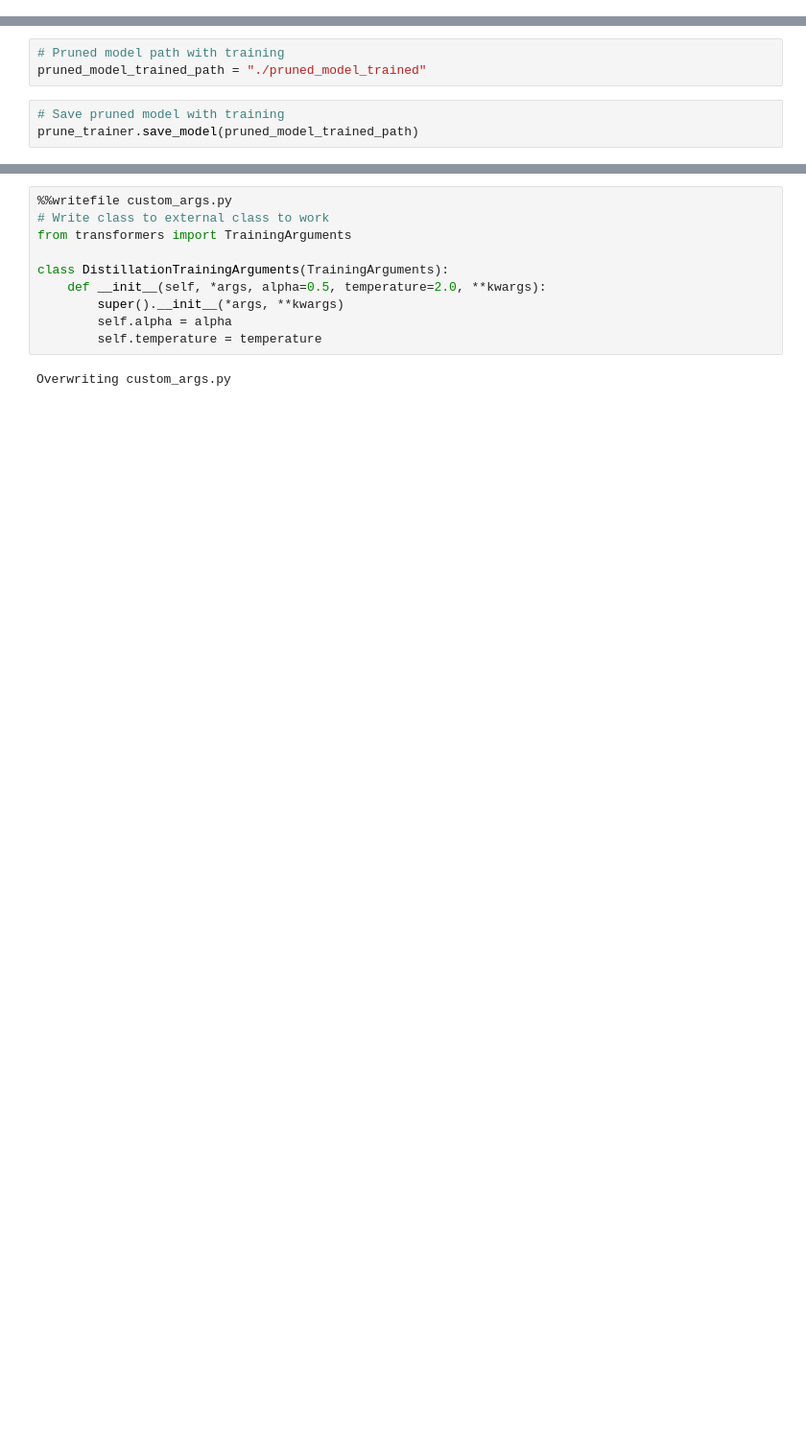
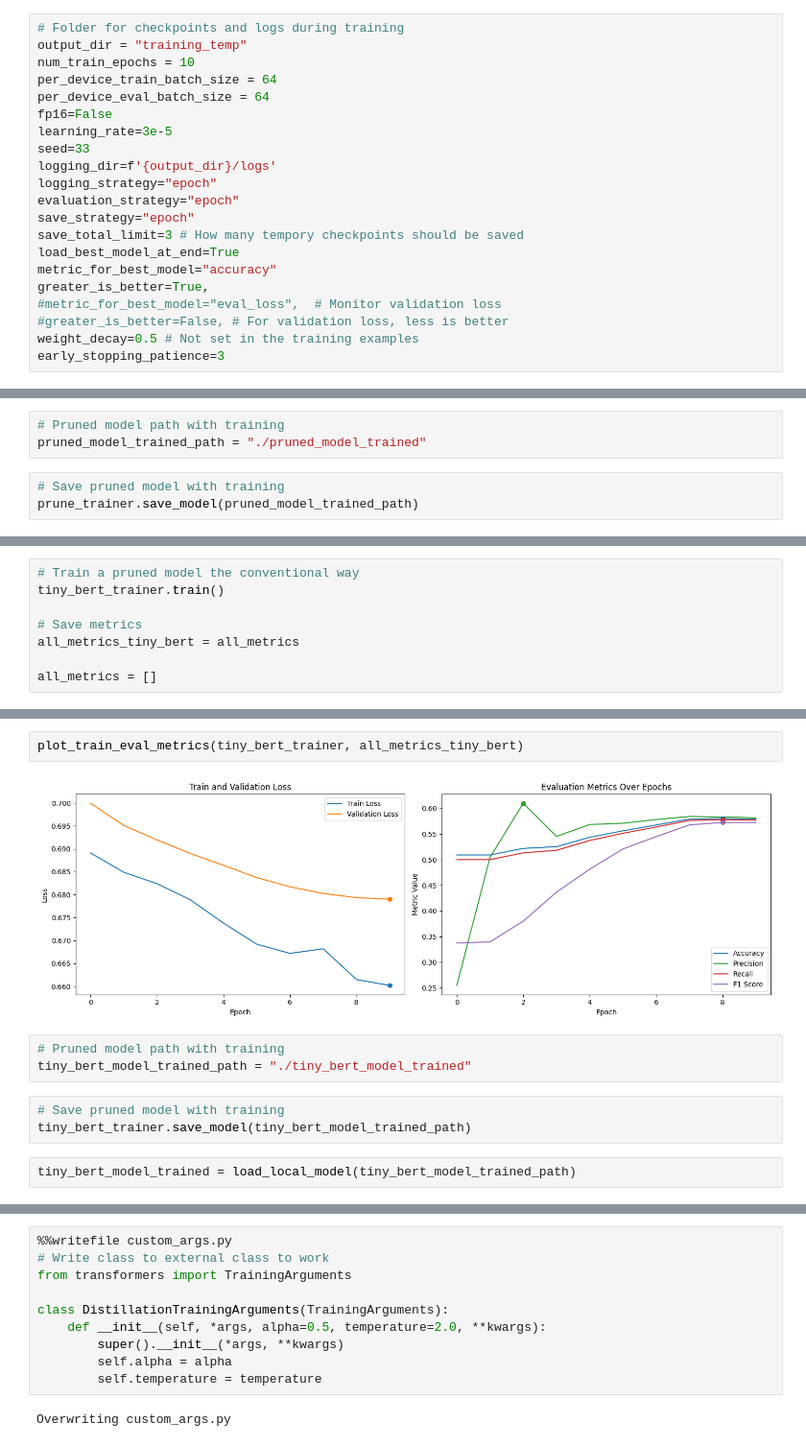
Before and after one commit to ChrisKnaden/transformer-pruning-distilliation, a Jupyter notebook: pruning_distillation_pipeline.ipynb, the cells around one changed output, grey strips where cells are left out. Shown at 96% size. Cells and saved outputs as stored; diff of their text form; blank space fills up the shorter version.

```diff
--- a/pruning_distillation_pipeline.ipynb
+++ b/pruning_distillation_pipeline.ipynb
@@ -338,0 +313,21 @@ def plot_train_eval_metrics(trainer, all_metrics):
+# %%
+# Folder for checkpoints and logs during training
+output_dir = "training_temp"
+num_train_epochs = 10
+per_device_train_batch_size = 64
+per_device_eval_batch_size = 64
+fp16=False
+learning_rate=3e-5
+seed=33
+logging_dir=f'{output_dir}/logs'
+logging_strategy="epoch"
+evaluation_strategy="epoch"
+save_strategy="epoch"
+save_total_limit=3 # How many tempory checkpoints should be saved
+load_best_model_at_end=True
+metric_for_best_model="accuracy"
+greater_is_better=True,
+#metric_for_best_model="eval_loss",  # Monitor validation loss
+#greater_is_better=False, # For validation loss, less is better
+weight_decay=0.5 # Not set in the training examples
+early_stopping_patience=3
@@ -390,0 +446,8 @@ repo_name = "tiny-bert-sst2-distilled_combined"
+# %%
+# Train a pruned model the conventional way
+tiny_bert_trainer.train()
+
+# Save metrics
+all_metrics_tiny_bert = all_metrics
+
+all_metrics = []
@@ -390,0 +467,12 @@ repo_name = "tiny-bert-sst2-distilled_combined"
+# %%
+plot_train_eval_metrics(tiny_bert_trainer, all_metrics_tiny_bert)
+# %% [output]
+[figure, added]
+# %%
+# Pruned model path with training
+tiny_bert_model_trained_path = "./tiny_bert_model_trained"
+# %%
+# Save pruned model with training
+tiny_bert_trainer.save_model(tiny_bert_model_trained_path)
+# %%
+tiny_bert_model_trained = load_local_model(tiny_bert_model_trained_path)
```
Also changed, not shown: parts of 104 cells of this notebook.
